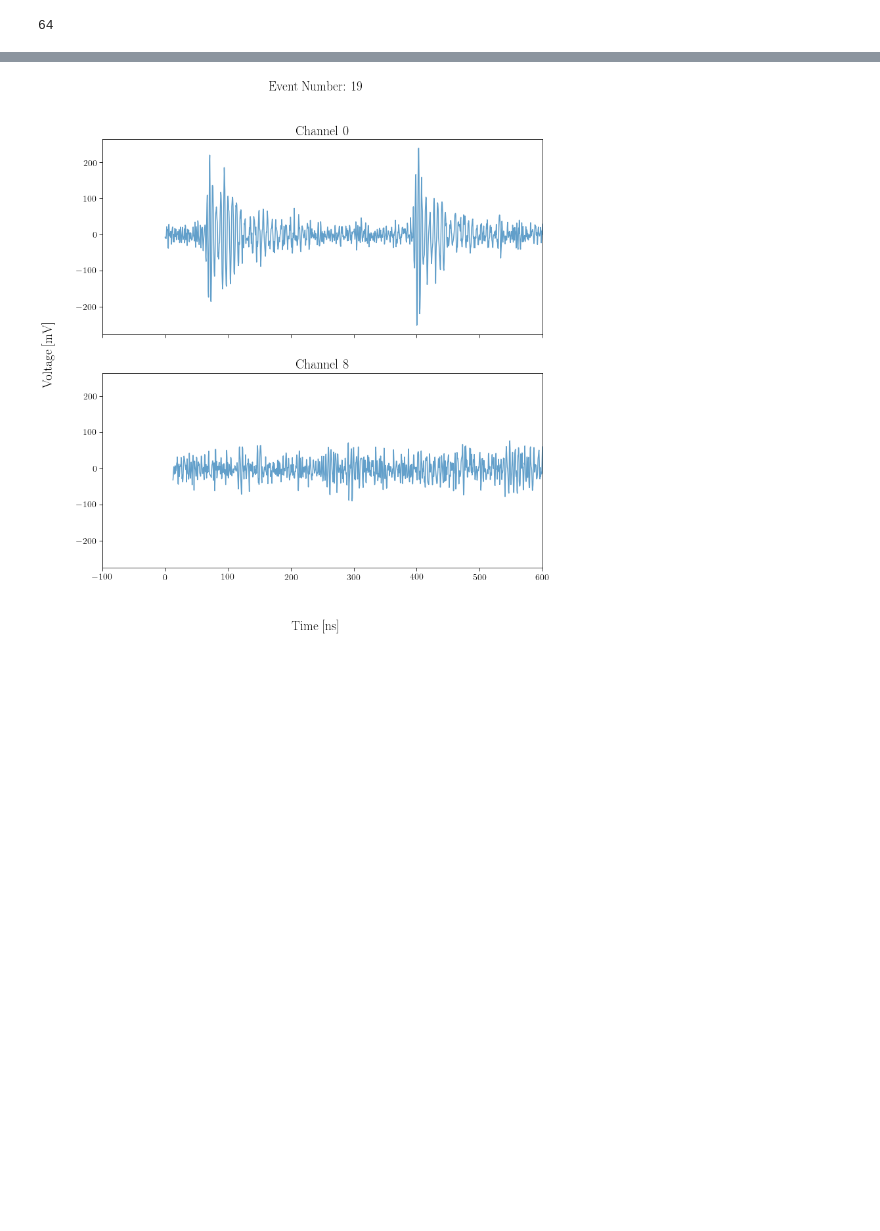
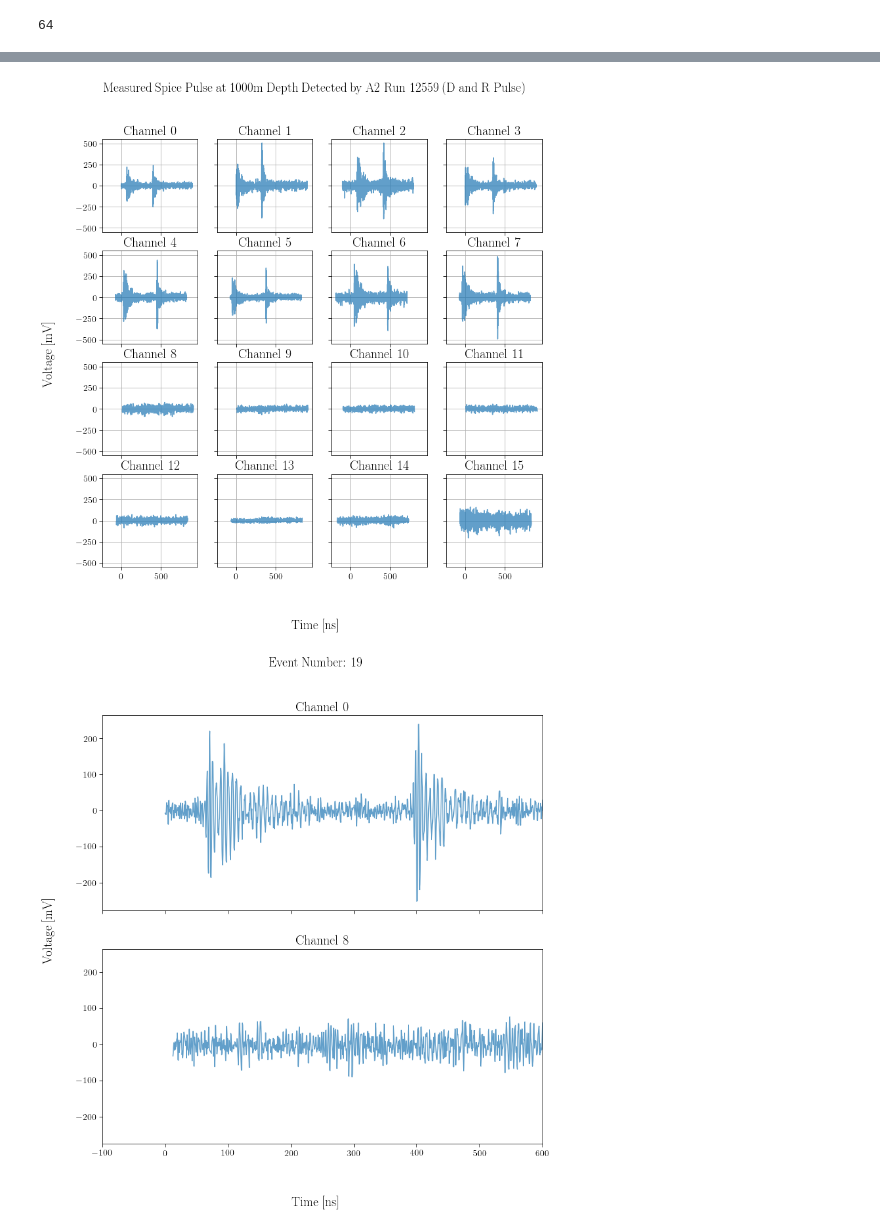
Before and after one commit to FlahertyJustinC/thesisWork, a Jupyter notebook: polReco/2023.07.13_testingDeconvolutionOnSpiceCore.ipynb, the cells around one changed output, grey strips where cells are left out. Drawn from its saved outputs; the diff is of its cells as text; code cells hidden in the pictures; blank space fills up the shorter version.

```diff
--- a/polReco/2023.07.13_testingDeconvolutionOnSpiceCore.ipynb
+++ b/polReco/2023.07.13_testingDeconvolutionOnSpiceCore.ipynb
@@ -296,3 +287,16 @@ Opening the database with new channel mappings for ARA03 & ARA01 and default map
+# %%
+evt=19
+eventTree.GetEntry(evt)
+usefulEvent = ROOT.UsefulAtriStationEvent(rawEvent,ROOT.AraCalType.kLatestCalib)
+fig,axes = util.plotWaveform(usefulEvent)
+fig.suptitle('Measured Spice Pulse at 1000m Depth Detected by A2 Run 12559 (D and R Pulse)')
+for ax in axes.flatten():
+    ax.grid()
+    ax.set_ylim([-550,550])
+    # ax.set_xlim([0,256])
+plt.show()
+# %% [output]
+[figure, added]
 # %%
 evt=19
 channelPair=0
```
Also changed, not shown: parts of 1 cell of this notebook, 12 other files.
